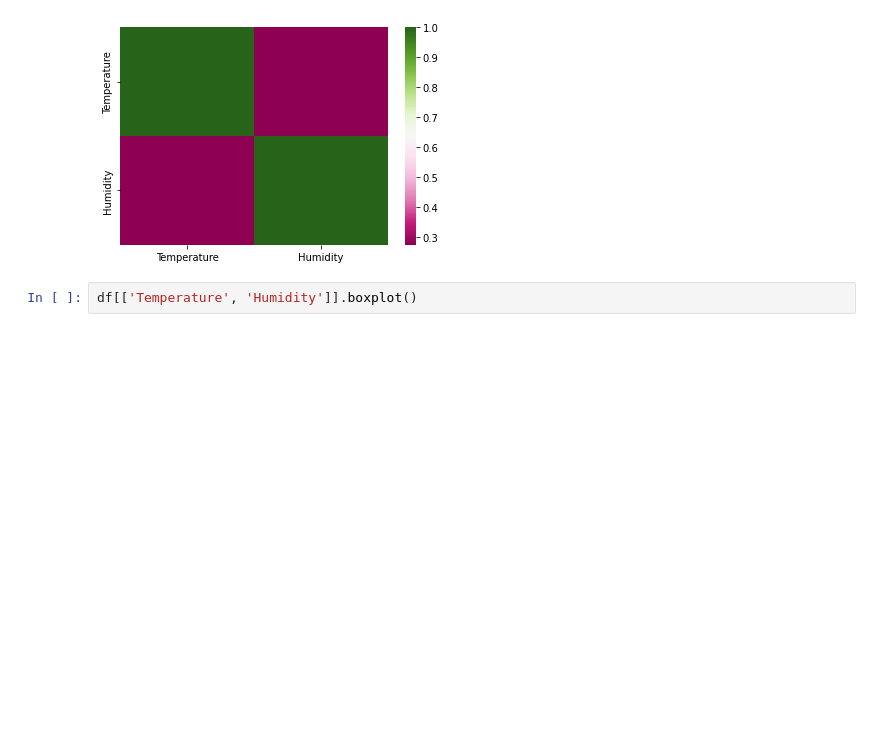
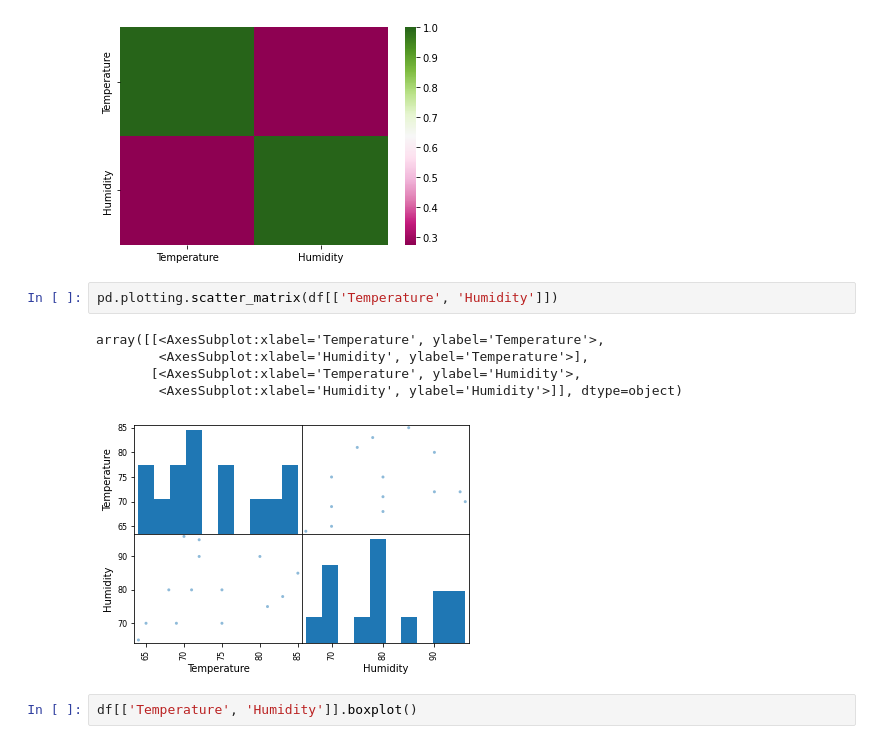
Before and after one commit to Digiyang/Machine-Learning, a Jupyter notebook: A1/golf_dataset.ipynb, the cells around one changed output. Cells and saved outputs as stored; diff of their text form; blank space fills up the shorter version.

```diff
--- a/A1/golf_dataset.ipynb
+++ b/A1/golf_dataset.ipynb
@@ -62,6 +62,14 @@ sns.heatmap(corr, cmap="PiYG")
 # %% [output]
 <AxesSubplot:>
 [figure]
+# %%
+pd.plotting.scatter_matrix(df[['Temperature', 'Humidity']])
+# %% [output]
+array([[<AxesSubplot:xlabel='Temperature', ylabel='Temperature'>,
+        <AxesSubplot:xlabel='Humidity', ylabel='Temperature'>],
+       [<AxesSubplot:xlabel='Temperature', ylabel='Humidity'>,
+        <AxesSubplot:xlabel='Humidity', ylabel='Humidity'>]], dtype=object)
+[figure, added]
 # %%
 df[['Temperature', 'Humidity']].boxplot()
 # %% [output]
```
Also changed, not shown: parts of 4 cells of this notebook, 2 other files.
